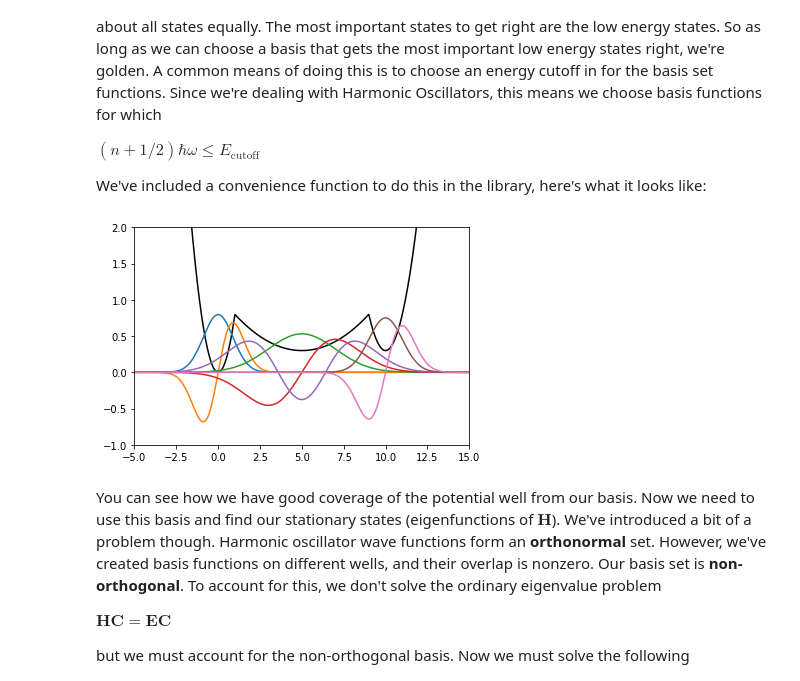
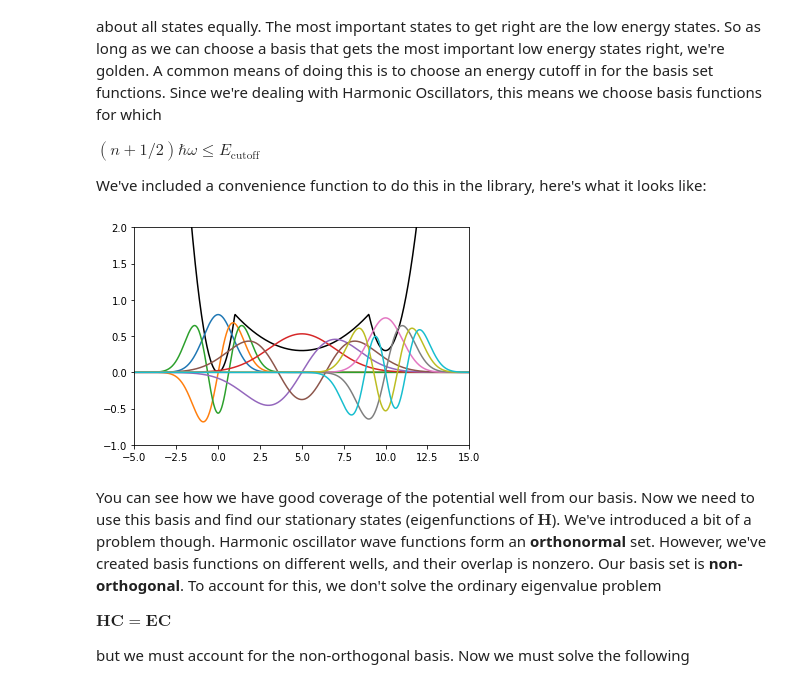
Before and after one commit to ecurtin2/quantized, a Jupyter notebook: docs/source/tutorials/get_matrices.ipynb, the cells around one changed output. Drawn from its saved outputs; the diff is of its cells as text; code cells hidden in the pictures.

```diff
--- a/docs/source/tutorials/get_matrices.ipynb
+++ b/docs/source/tutorials/get_matrices.ipynb
@@ -116,22 +116,22 @@ We've included a convenience function to do this in the library, here's what it
 # %%
 from transit_chem.basis import HarmonicOscillator, harmonic_basis_from_parabola
 
-cutoff_energy = 2
+cutoff_energy = 4
 basis = (
     harmonic_basis_from_parabola(triple_well.well1, cutoff_energy=cutoff_energy)
     + harmonic_basis_from_parabola(triple_well.well2, cutoff_energy=cutoff_energy)[:3]  # Only keep first 3 for demo purposes
     + harmonic_basis_from_parabola(triple_well.well3, cutoff_energy=cutoff_energy)
 )
 
 fig = plt.figure()
 plt.plot(x, triple_well(x), "k")
 for b in basis:
     plt.plot(x, b(x))
 plt.xlim(*XLIM)
 plt.ylim(*YLIM)
 plt.show()
 # %% [output]
-[figure, old version]
+[figure, new version]
 # %% [markdown]
 You can see how we have good coverage of the potential well from our basis. Now we need to use this basis
 and find our stationary states (eigenfunctions of $\mathbf{H}$). We've introduced a bit of a problem though.
```
Also changed, not shown: parts of 9 cells of this notebook, 2 other files.
